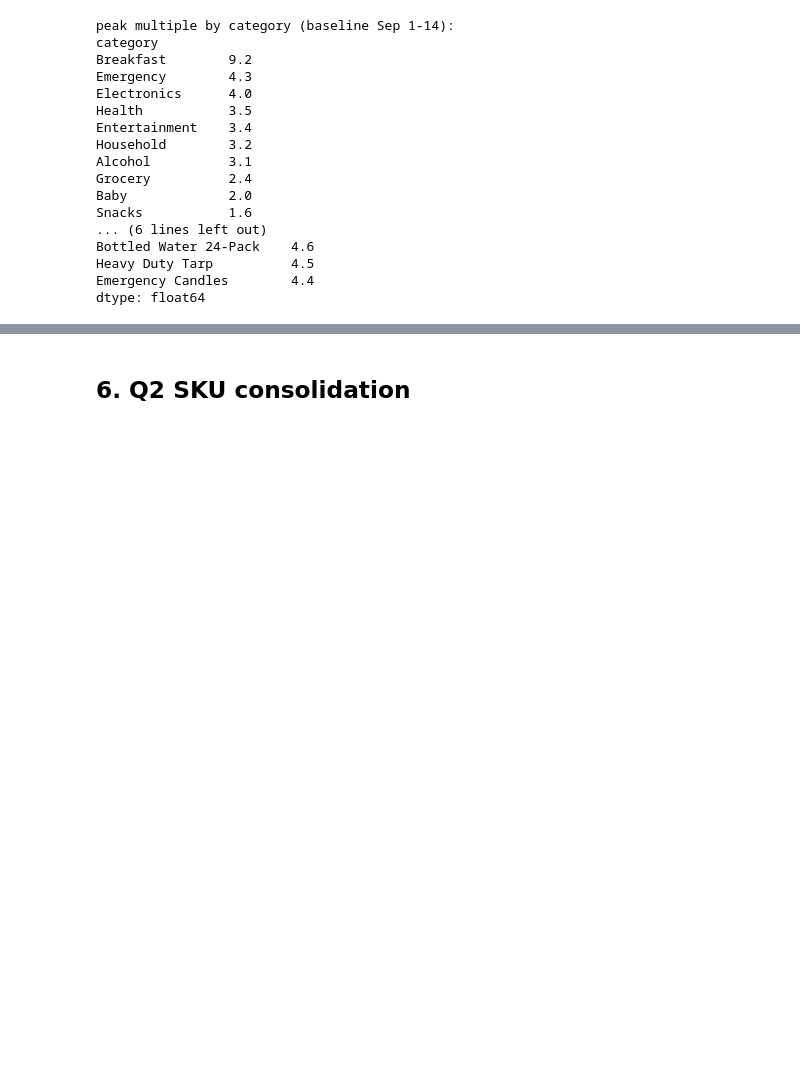
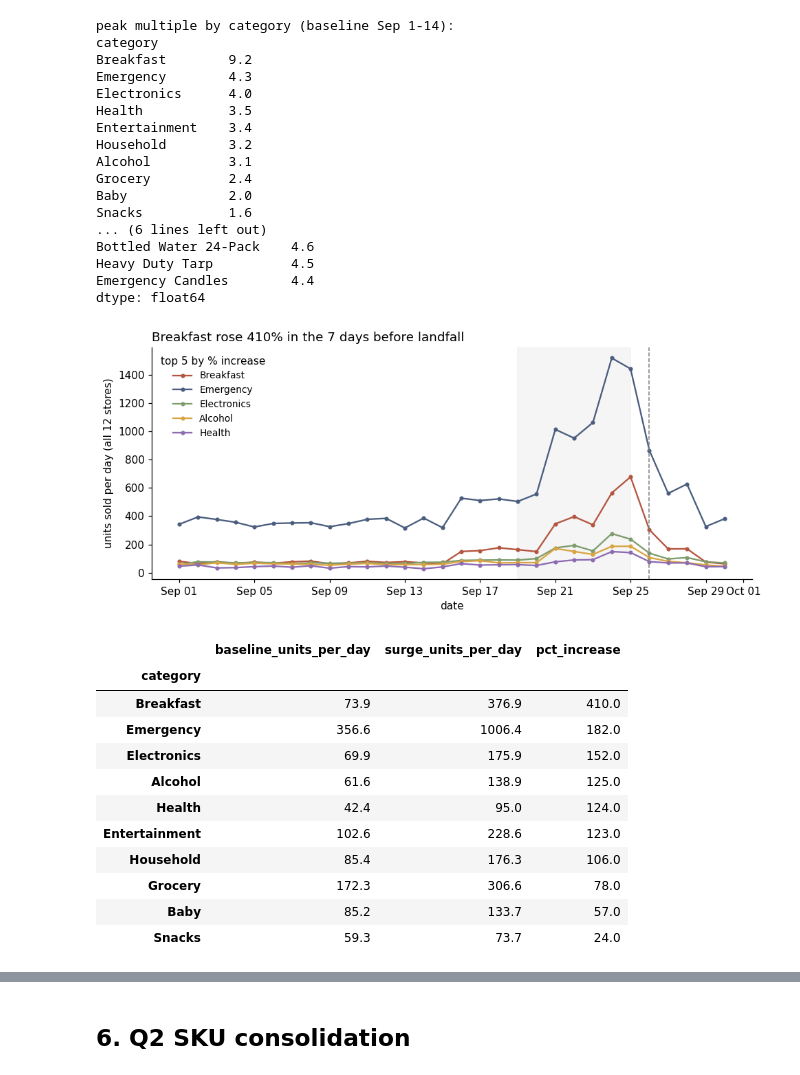
Before and after one commit to sphilipose6/dss2002_Midterm, a Jupyter notebook: notebooks/team_notebook.ipynb, the cells around one changed output, grey strips where cells are left out. Drawn from its saved outputs; the diff is of its cells as text; code cells hidden in the pictures; blank space fills up the shorter version.

```diff
--- a/notebooks/team_notebook.ipynb
+++ b/notebooks/team_notebook.ipynb
@@ -482,6 +482,50 @@ Bottled Water 24-Pack    4.6
 Heavy Duty Tarp          4.5
 Emergency Candles        4.4
 dtype: float64
+# %%
+# % increase in the 7 days before landfall vs the Sep 1-14 baseline
+SURGE_START, SURGE_END = '2024-09-19', '2024-09-25'
+
+cat_base  = cat_daily.loc[BASE_START:BASE_END].mean()
+cat_surge = cat_daily.loc[SURGE_START:SURGE_END].mean()
+
+q1 = pd.DataFrame({'baseline_units_per_day': cat_base.round(1),
+                   'surge_units_per_day': cat_surge.round(1)})
+q1['pct_increase'] = ((q1['surge_units_per_day'] / q1['baseline_units_per_day'] - 1) * 100).round(0)
+q1 = q1.sort_values('pct_increase', ascending=False)
+
+top5_pct = q1.index[:5]
+fig, ax = plt.subplots(figsize=(9, 4))
+for col, color in zip(top5_pct, COLORS):
+    ax.plot(cat_daily.index, cat_daily[col], marker='o', ms=3, color=color, label=col)
+ax.axvspan(pd.Timestamp(SURGE_START), pd.Timestamp(SURGE_END), color='gray', alpha=0.08)
+ax.axvline(LANDFALL, ls='--', color='gray', lw=1)
+ax.set_title(f'{top5_pct[0]} rose {q1.iloc[0]["pct_increase"]:.0f}% in the 7 days before landfall', loc='left', fontsize=12)
+ax.set_xlabel('date')
+ax.set_ylabel('units sold per day (all 12 stores)')
+ax.xaxis.set_major_locator(mdates.DayLocator(bymonthday=range(1, 31, 4)))
+ax.xaxis.set_major_formatter(mdates.DateFormatter('%b %d'))
+ax.legend(frameon=False, fontsize=9, title='top 5 by % increase')
+for s in ('top', 'right'):
+    ax.spines[s].set_visible(False)
+plt.tight_layout()
+plt.show()
+
+q1
+# %% [output]
+[figure, added]
+|  | baseline_units_per_day | surge_units_per_day | pct_increase |
+| category |  |  |  |
+| Breakfast | 73.9 | 376.9 | 410.0 |
+| Emergency | 356.6 | 1006.4 | 182.0 |
+| Electronics | 69.9 | 175.9 | 152.0 |
+| Alcohol | 61.6 | 138.9 | 125.0 |
+| Health | 42.4 | 95.0 | 124.0 |
+| Entertainment | 102.6 | 228.6 | 123.0 |
+| Household | 85.4 | 176.3 | 106.0 |
+| Grocery | 172.3 | 306.6 | 78.0 |
+| Baby | 85.2 | 133.7 | 57.0 |
+| Snacks | 59.3 | 73.7 | 24.0 |
 # %% [markdown]
 **Finding:** Against a Sep 1-14 baseline (about 580 transactions and 1,100 units a day), demand rose in two steps: about 1.4x on Sep 16 and 2.4x on Sep 21. It peaked on **Sep 24-25 at 3.6x baseline**, one to two days before landfall, then fell on landfall day and was back to normal by Sep 29.
 
```
Also changed, not shown: parts of 10 cells of this notebook.
